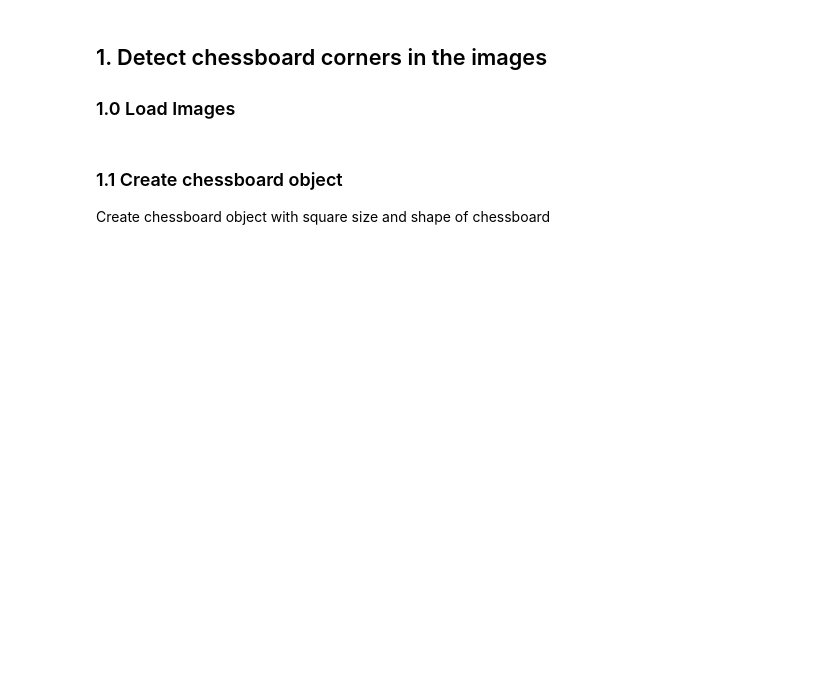
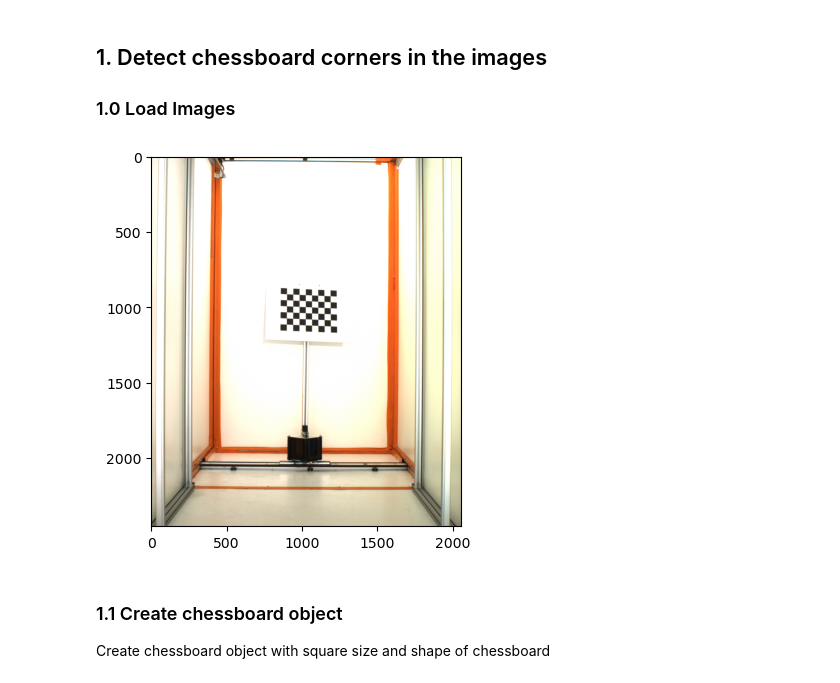
Before and after one commit to openalea/phenomenal, a Jupyter notebook: doc/examples/Calibration.ipynb, the cells around one changed output. Cells and saved outputs as stored; diff of their text form; code cells hidden in the pictures; blank space fills up the shorter version.

Commit message:
Use external data (phenotyping_data) in notebooks

```diff
--- a/doc/examples/Calibration.ipynb
+++ b/doc/examples/Calibration.ipynb
@@ -16,8 +17,11 @@ import openalea.phenomenal.calibration as phm_calib
 
 ### 1.0 Load Images
 # %%
-chessboard_images = phm_data.chessboard_images("data/plant_1")[0]
+data_dir = fetch_all_data("plant_1/chessboard").parent
+chessboard_images = phm_data.chessboard_images(data_dir)[0]
 phm_display.show_image(chessboard_images["side"][42])
+# %% [output]
+[figure, added]
 # %% [markdown]
 ### 1.1 Create chessboard object
 
```
Also changed, not shown: parts of 7 cells of this notebook, 8 other files.
